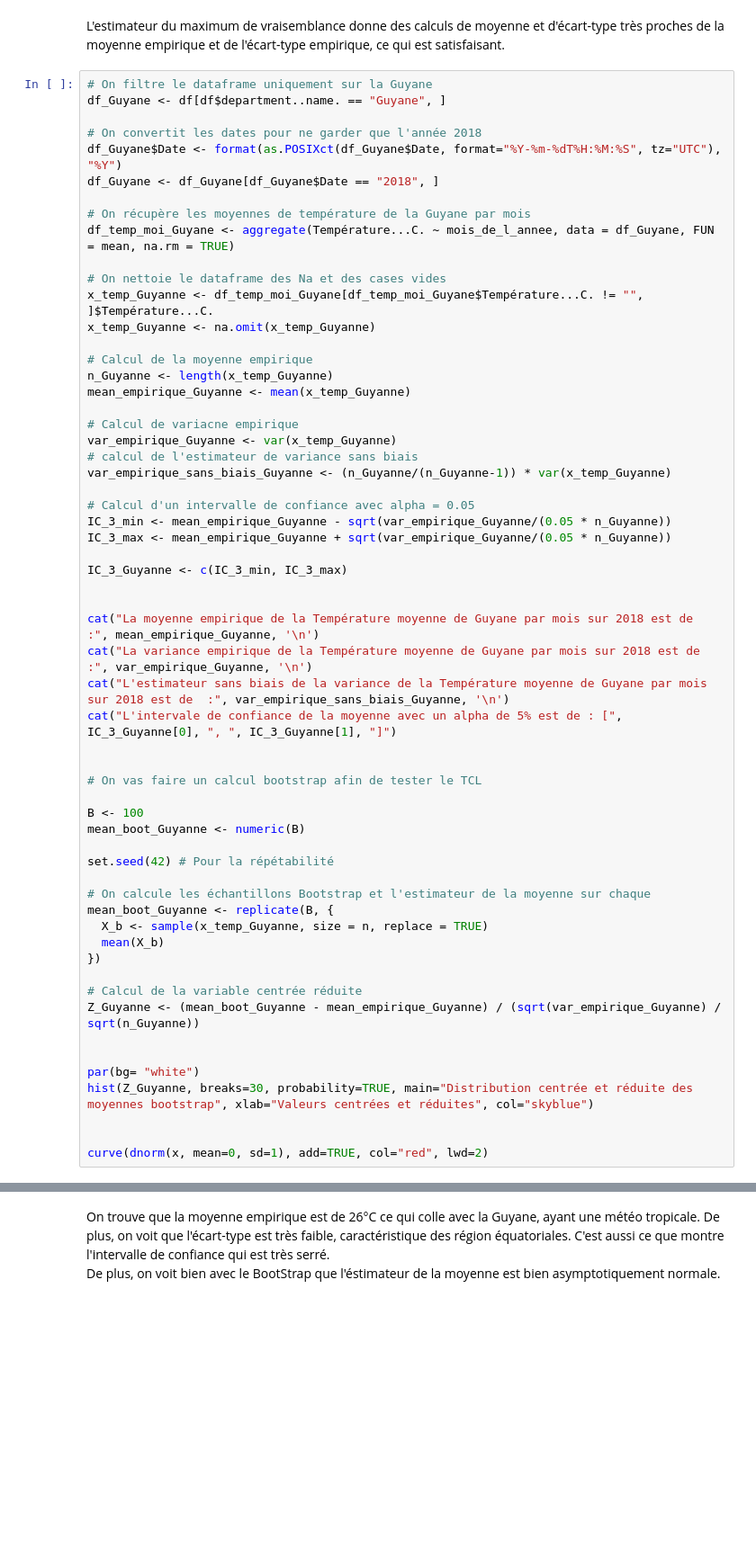
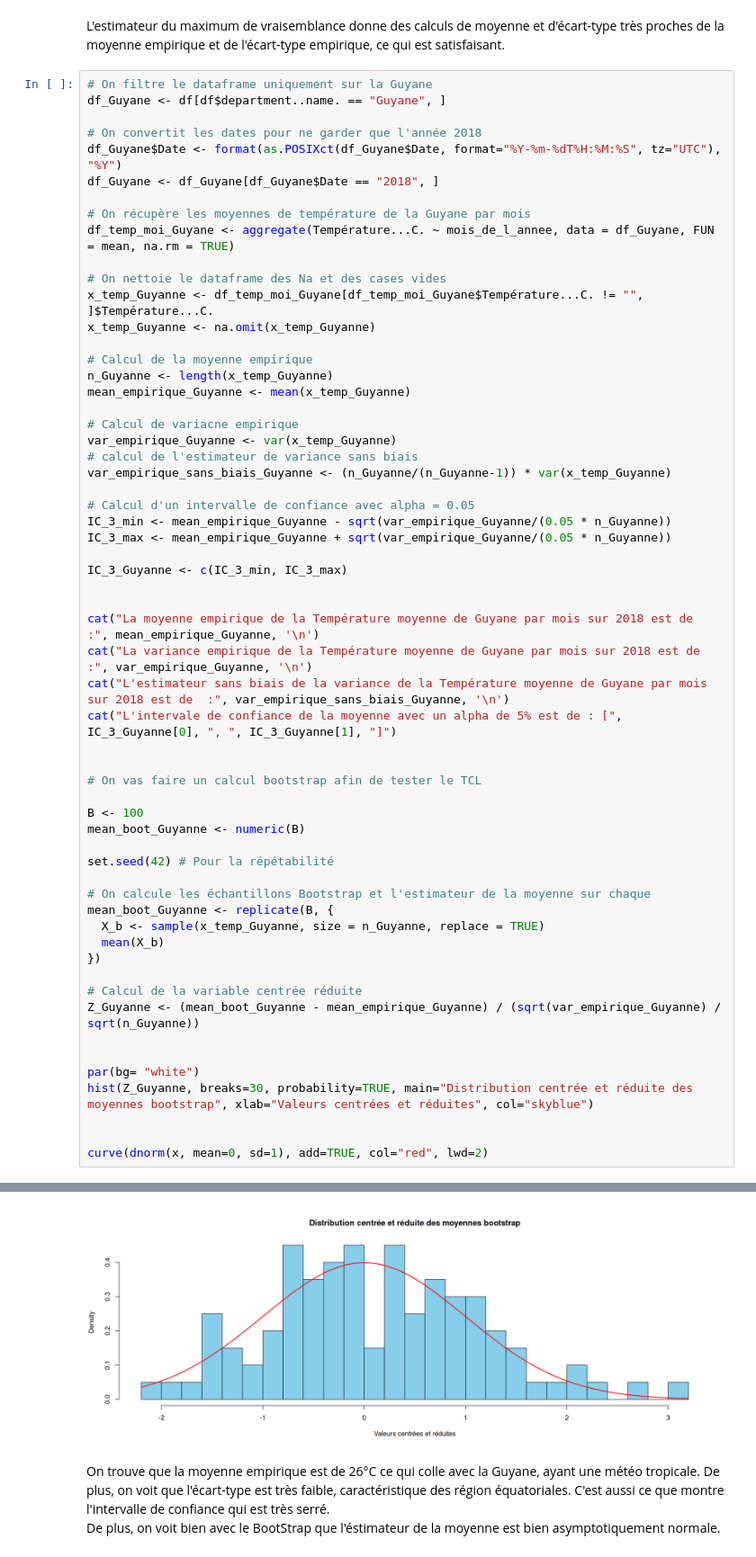
Before and after one commit to alextonon/BE_R, a Jupyter notebook: BE_final.ipynb, the cells around one changed output, grey strips where cells are left out. Shown at 90% size. Cells and saved outputs as stored; diff of their text form; blank space fills up the shorter version.

```diff
--- a/BE_final.ipynb
+++ b/BE_final.ipynb
@@ -436,7 +501,7 @@ set.seed(42) # Pour la répétabilité
 
 # On calcule les échantillons Bootstrap et l'estimateur de la moyenne sur chaque
 mean_boot_Guyanne <- replicate(B, {
-  X_b <- sample(x_temp_Guyanne, size = n, replace = TRUE)
+  X_b <- sample(x_temp_Guyanne, size = n_Guyanne, replace = TRUE)
   mean(X_b)
 })
 
@@ -449,3 +514,4 @@ hist(Z_Guyanne, breaks=30, probability=TRUE, main="Distribution centrée et réd
 
 
 curve(dnorm(x, mean=0, sd=1), add=TRUE, col="red", lwd=2)
+# %% [output]
@@ -452,3 +522,4 @@ curve(dnorm(x, mean=0, sd=1), add=TRUE, col="red", lwd=2)
+[figure, added]
 # %% [markdown]
 On trouve que la moyenne empirique est de 26°C ce qui colle avec la Guyane, ayant une météo tropicale. De plus, on voit que l'écart-type est très faible, caractéristique des région équatoriales. C'est aussi ce que montre l'intervalle de confiance qui est très serré.
 De plus, on voit bien avec le BootStrap que l'éstimateur de la moyenne est bien asymptotiquement normale.
```
Also changed, not shown: parts of 36 cells of this notebook.
